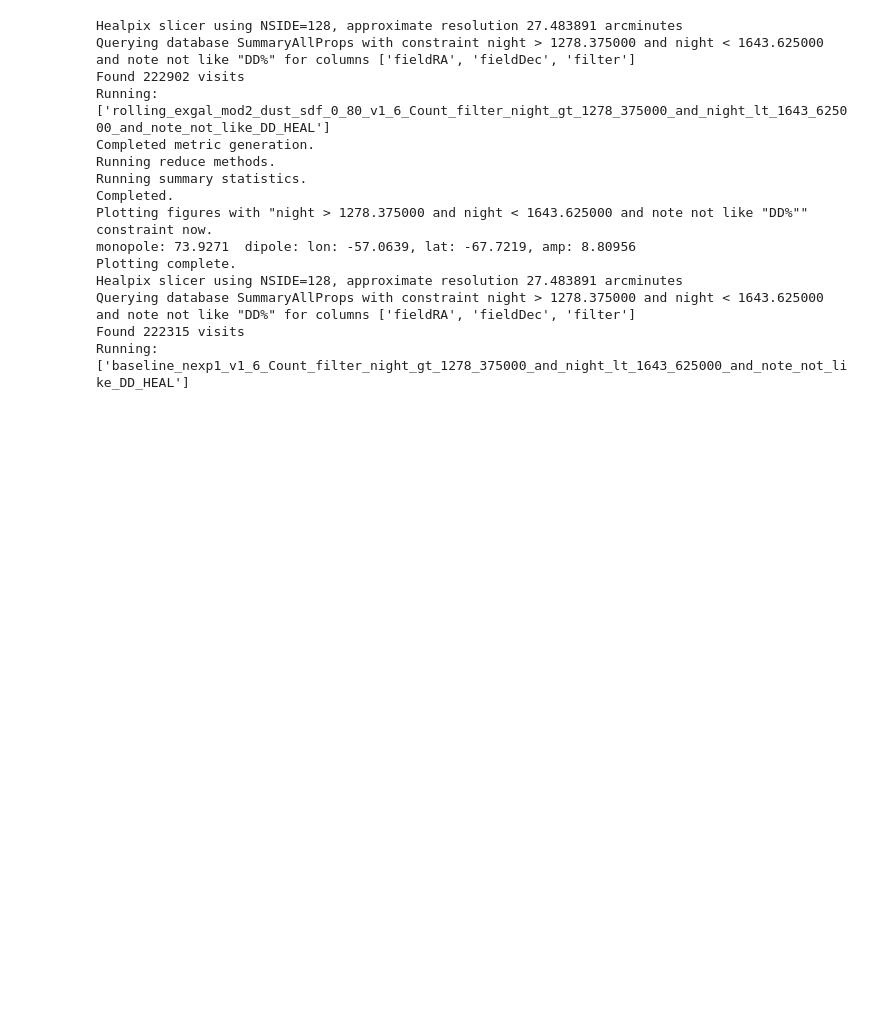
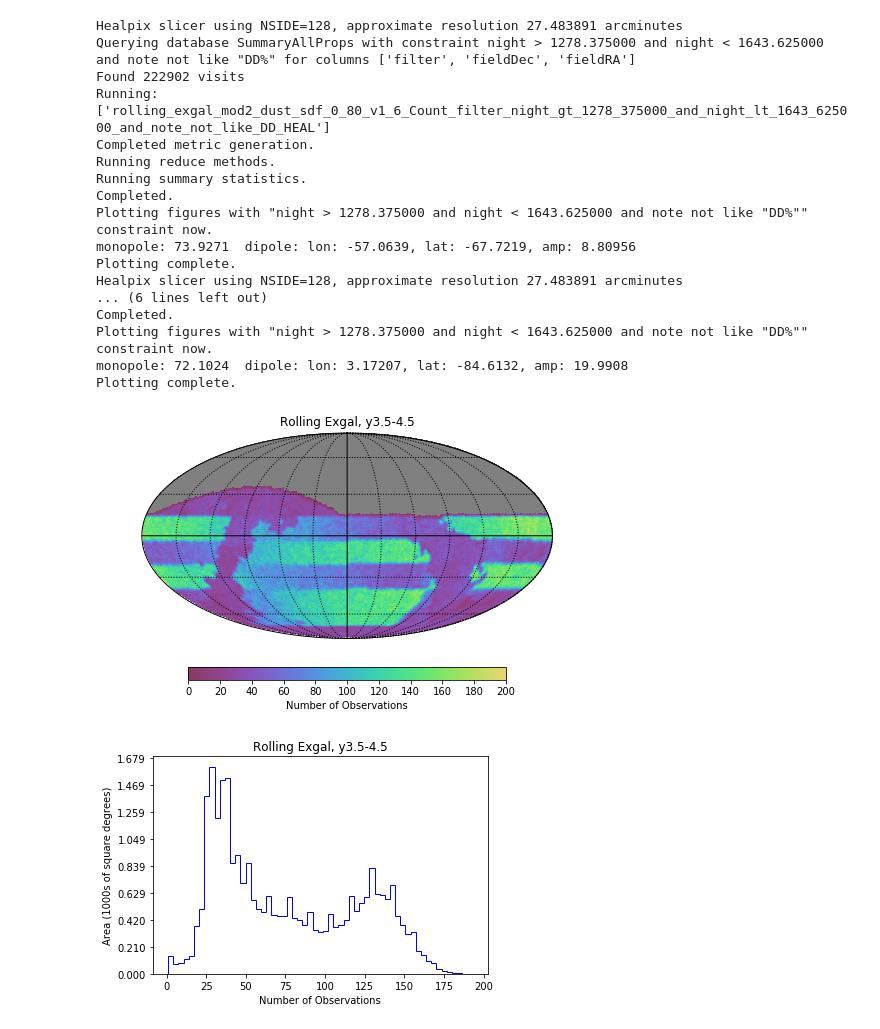
Before and after one commit to lsst-pst/pstn-051, a Jupyter notebook: plots/Rolling_plot.ipynb, the cells around one changed output. Cells and saved outputs as stored; diff of their text form; code cells hidden in the pictures; blank space fills up the shorter version.

```diff
--- a/plots/Rolling_plot.ipynb
+++ b/plots/Rolling_plot.ipynb
@@ -66,32 +66,38 @@ Plotting complete.
 # %%
-for conn, runName in zip(cons, runnames):
+titles = ['Rolling Exgal, y3.5-4.5', 'Baseline, y3.5-4.5']
+for conn, runName,title in zip(cons, runnames, titles):
     bundleList = []
     sql = 'night > %f and night < %f and note not like "DD%%"' % ((365.25*3.5), (365.25*4.5) )
     metric = metrics.CountMetric('filter')
     slicer = slicers.HealpixSlicer()
     summaryStats = []
-    plotDict = {'xlabel': 'Number of Observations', 'colorMin': 0, 'colorMax': 200}
+    plotDict = {'xlabel': 'Number of Observations', 'colorMin': 0, 'colorMax': 200,
+               'title': title}
     bundleList.append(metricBundles.MetricBundle(metric,slicer,sql,
                                                  plotDict=plotDict,
                                                  summaryMetrics=summaryStats,
                                                  runName=runName))
     bd = metricBundles.makeBundlesDictFromList(bundleList)
     bg = metricBundles.MetricBundleGroup(bd, conn, outDir=outDir, resultsDb=resultsDb)
     bg.runAll()
     bg.plotAll(closefigs=False)
 # %% [output]
 Healpix slicer using NSIDE=128, approximate resolution 27.483891 arcminutes
-Querying database SummaryAllProps with constraint night > 1278.375000 and night < 1643.625000 and note not like "DD%" for columns ['fieldRA', 'fieldDec', 'filter']
+Querying database SummaryAllProps with constraint night > 1278.375000 and night < 1643.625000 and note not like "DD%" for columns ['filter', 'fieldDec', 'fieldRA']
 Found 222902 visits
 Running:  ['rolling_exgal_mod2_dust_sdf_0_80_v1_6_Count_filter_night_gt_1278_375000_and_night_lt_1643_625000_and_note_not_like_DD_HEAL']
 Completed metric generation.
 Running reduce methods.
 Running summary statistics.
 Completed.
 Plotting figures with "night > 1278.375000 and night < 1643.625000 and note not like "DD%"" constraint now.
 monopole: 73.9271  dipole: lon: -57.0639, lat: -67.7219, amp: 8.80956
 Plotting complete.
 Healpix slicer using NSIDE=128, approximate resolution 27.483891 arcminutes
-Querying database SummaryAllProps with constraint night > 1278.375000 and night < 1643.625000 and note not like "DD%" for columns ['fieldRA', 'fieldDec', 'filter']
-Found 222315 visits
-Running:  ['baseline_nexp1_v1_6_Count_filter_night_gt_1278_375000_and_night_lt_1643_625000_and_note_not_like_DD_HEAL']
+... (6 lines left out)
+Completed.
+Plotting figures with "night > 1278.375000 and night < 1643.625000 and note not like "DD%"" constraint now.
+monopole: 72.1024  dipole: lon: 3.17207, lat: -84.6132, amp: 19.9908
+Plotting complete.
+[figure, added]
+[figure, added]
```
Also changed, not shown: parts of 2 cells of this notebook, 35 other files.
